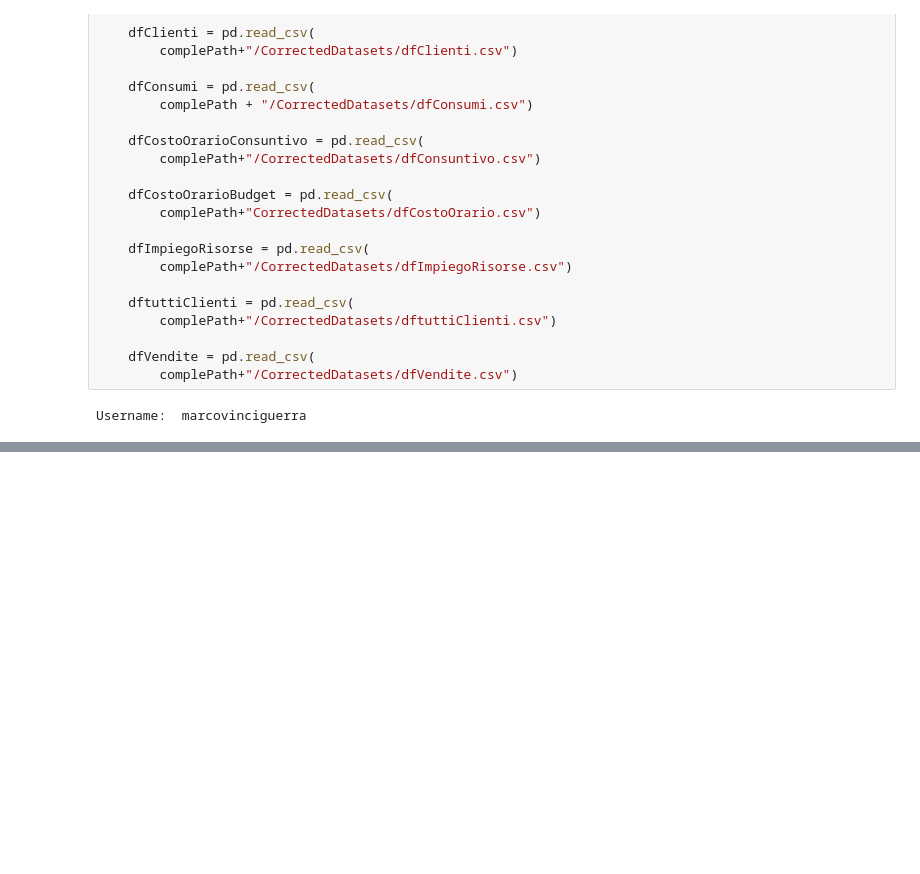
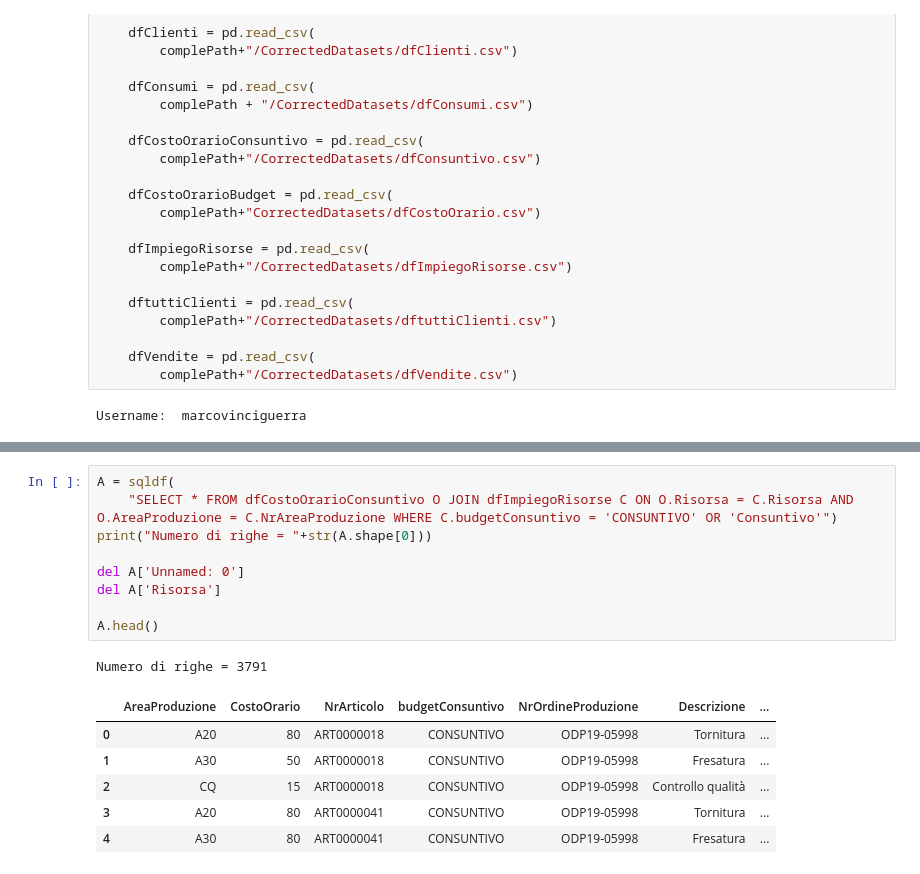
Before and after one commit to VinciGit00/SCGProject, a Jupyter notebook: Datasets/DataElaboration/outerjoinprova.ipynb, the cells around one changed output, grey strips where cells are left out. Cells and saved outputs as stored; diff of their text form; blank space fills up the shorter version.

```diff
--- a/Datasets/DataElaboration/outerjoinprova.ipynb
+++ b/Datasets/DataElaboration/outerjoinprova.ipynb
@@ -141,0 +153,17 @@ Numero di righe: 3791
+# %%
+A = sqldf(
+    "SELECT * FROM dfCostoOrarioConsuntivo O JOIN dfImpiegoRisorse C ON O.Risorsa = C.Risorsa AND O.AreaProduzione = C.NrAreaProduzione WHERE C.budgetConsuntivo = 'CONSUNTIVO' OR 'Consuntivo'")
+print("Numero di righe = "+str(A.shape[0]))
+
+del A['Unnamed: 0']
+del A['Risorsa']
+
+A.head()
+# %% [output]
+Numero di righe = 3791
+|  | AreaProduzione | CostoOrario | NrArticolo | budgetConsuntivo | NrOrdineProduzione | Descrizione | ... |
+| 0 | A20 | 80 | ART0000018 | CONSUNTIVO | ODP19-05998 | Tornitura | ... |
+| 1 | A30 | 50 | ART0000018 | CONSUNTIVO | ODP19-05998 | Fresatura | ... |
+| 2 | CQ | 15 | ART0000018 | CONSUNTIVO | ODP19-05998 | Controllo qualità | ... |
+| 3 | A20 | 80 | ART0000041 | CONSUNTIVO | ODP19-05998 | Tornitura | ... |
+| 4 | A30 | 80 | ART0000041 | CONSUNTIVO | ODP19-05998 | Fresatura | ... |
```
Also changed, not shown: parts of 9 cells of this notebook, 12 other files.
